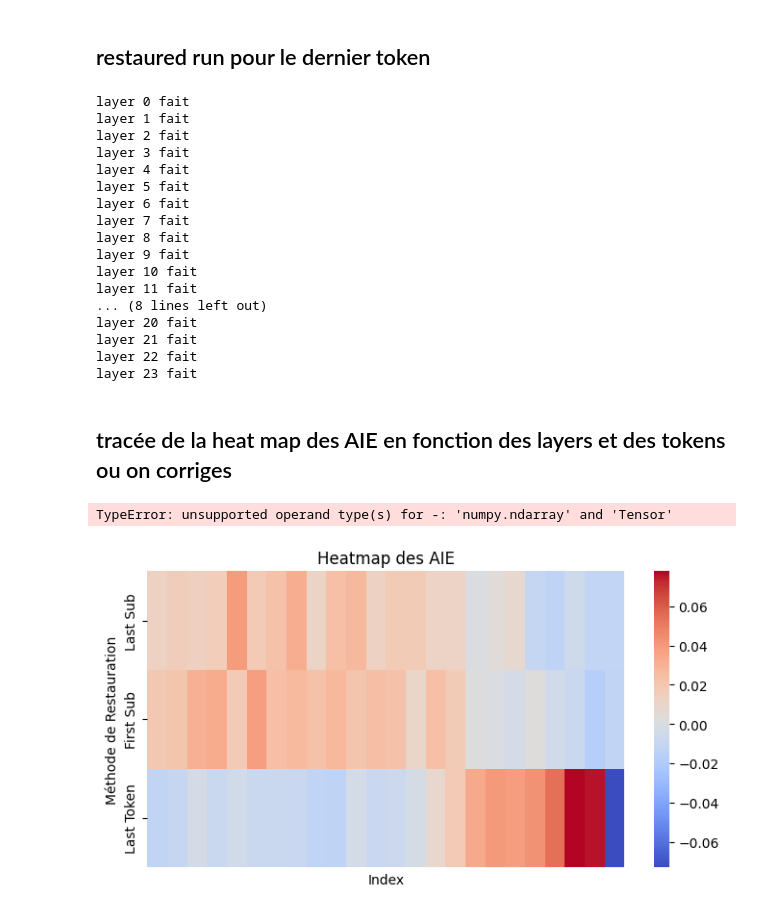
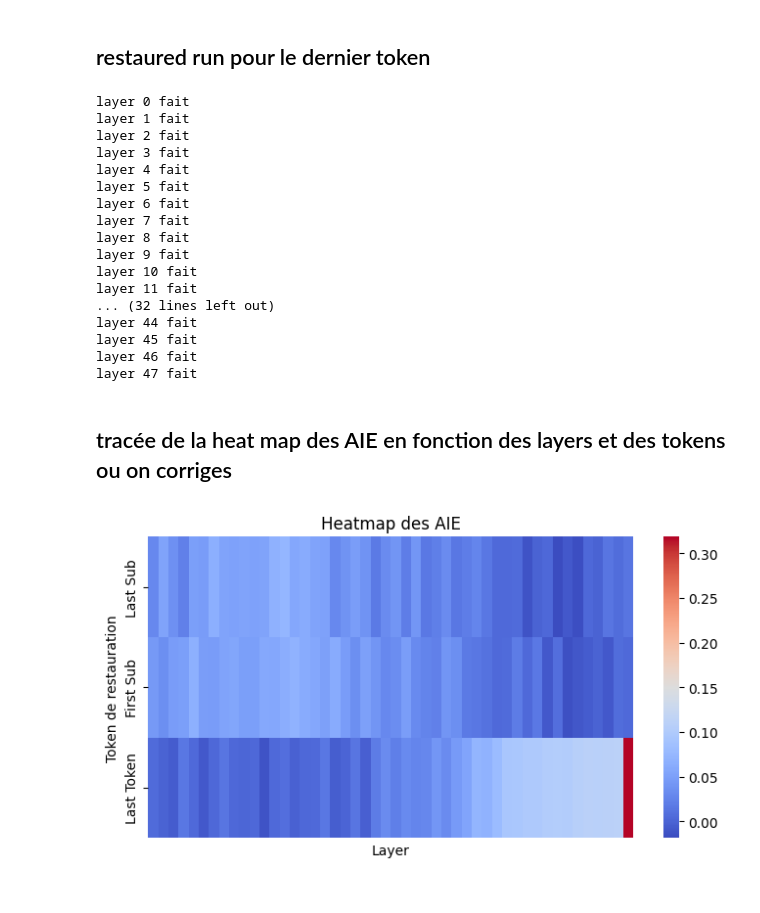
Before and after one commit to teiki-h/stat-app, a Jupyter notebook: teiki_restauration.ipynb, the cells around one changed output. Cells and saved outputs as stored; diff of their text form; code cells hidden in the pictures.

Commit message:
calcul aie pour gpt2xl et store de l'ai dans un excel

```diff
--- a/teiki_restauration.ipynb
+++ b/teiki_restauration.ipynb
@@ -4,7 +4,7 @@ from transformers import GPT2TokenizerFast, GPT2LMHeadModel
 import torch.nn.functional as F
 import torch
 # %%
-model_name = "gpt2-medium"
+model_name = "gpt2-xl"
 tokenizer = GPT2TokenizerFast.from_pretrained(model_name)
 model = GPT2LMHeadModel.from_pretrained(model_name)
 tokenizer.pad_token =  tokenizer.eos_token
@@ -251,59 +270,39 @@ layer 8 fait
 layer 9 fait
 layer 10 fait
 layer 11 fait
-... (8 lines left out)
-layer 20 fait
-layer 21 fait
-layer 22 fait
-layer 23 fait
+... (32 lines left out)
+layer 44 fait
+layer 45 fait
+layer 46 fait
+layer 47 fait
 # %% [markdown]
 ## tracée de la heat map des AIE en fonction des layers et des tokens ou on corriges
 # %%
 import numpy as np
 import seaborn as sns
 import matplotlib.pyplot as plt
-# %%
-#calcul des AIE
-AIE_restaur_last_sub = np.array([a.mean() for a in probs_restaur]) - probs_corrupt.mean()
-AIE_restaur_first_sub = np.array([a.mean() for a in probs_restaur_first_subject]) - probs_corrupt.mean()
-AIE_restaur_last_token = np.array([a.mean() for a in probs_restaur_last_token]) - probs_corrupt.mean()
-# %% [output]
-TypeError: unsupported operand type(s) for -: 'numpy.ndarray' and 'Tensor'
 # %%
-#tracée de la heat map
-data_heatmap = np.vstack([AIE_restaur_last_sub, AIE_restaur_first_sub, AIE_restaur_last_token])
+AIE_restaur_last_sub = torch.tensor([a.mean().item() for a in probs_restaur]) - probs_corrupt.mean().item()
+AIE_restaur_first_sub = torch.tensor([a.mean().item() for a in probs_restaur_first_subject]) - probs_corrupt.mean().item()
+AIE_restaur_last_token = torch.tensor([a.mean().item() for a in probs_restaur_last_token]) - probs_corrupt.mean().item()
+
+# Conversion en NumPy pour la heatmap
+data_heatmap = np.vstack([
+    AIE_restaur_last_sub.cpu().numpy(),
+    AIE_restaur_first_sub.cpu().numpy(),
+    AIE_restaur_last_token.cpu().numpy()
+])
+
+# Tracé de la heatmap
 plt.figure(figsize=(8, 4))
-sns.heatmap(data_heatmap, annot=True, cmap="coolwarm", xticklabels=False, yticklabels=["Last Sub", "First Sub", "Last Token"])
+sns.heatmap(data_heatmap, annot=False, cmap="coolwarm", xticklabels=False, yticklabels=["Last Sub", "First Sub", "Last Token"])
 
 # Titres et labels
 plt.title("Heatmap des AIE")
-plt.xlabel("Index")
-plt.ylabel("Méthode de Restauration")
+plt.xlabel("Layer")
+plt.ylabel("Token de restauration")
 
 # Afficher la heatmap
 plt.show()
+# %% [output]
+[figure, added]
-# %%
-AIE_restaur_last_sub = torch.tensor([a.mean().item() for a in probs_restaur]) - probs_corrupt.mean().item()
-AIE_restaur_first_sub = torch.tensor([a.mean().item() for a in probs_restaur_first_subject]) - probs_corrupt.mean().item()
-AIE_restaur_last_token = torch.tensor([a.mean().item() for a in probs_restaur_last_token]) - probs_corrupt.mean().item()
-
-# Conversion en NumPy pour la heatmap
-data_heatmap = np.vstack([
-    AIE_restaur_last_sub.cpu().numpy(),
-    AIE_restaur_first_sub.cpu().numpy(),
-    AIE_restaur_last_token.cpu().numpy()
-])
-
-# Tracé de la heatmap
-plt.figure(figsize=(8, 4))
-sns.heatmap(data_heatmap, annot=False, cmap="coolwarm", xticklabels=False, yticklabels=["Last Sub", "First Sub", "Last Token"])
-
-# Titres et labels
-plt.title("Heatmap des AIE")
-plt.xlabel("Index")
-plt.ylabel("Méthode de Restauration")
-
-# Afficher la heatmap
-plt.show()
-# %% [output]
-[figure, removed]
```
Also changed, not shown: parts of 5 cells of this notebook, 1 other file.
